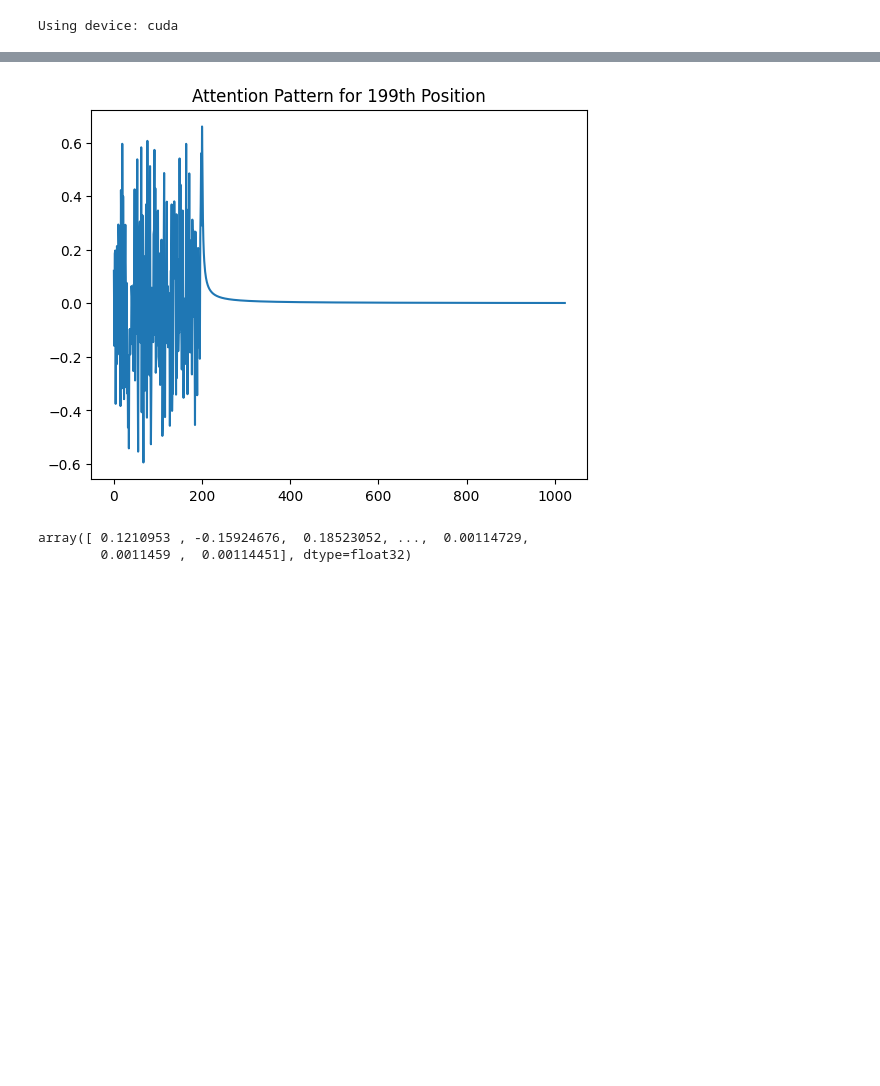
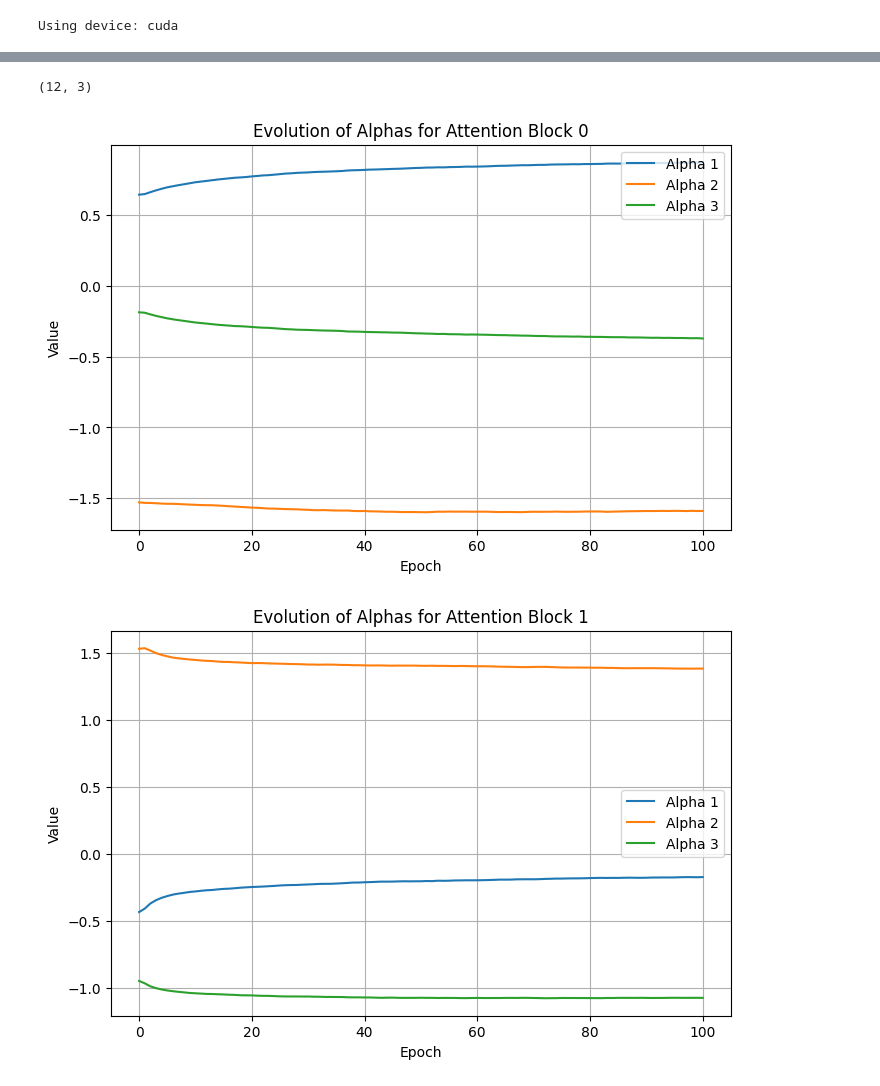
Before and after one commit to charisgao/STAT-4830-Optimizing-Attention-Project, a Jupyter notebook: notebooks/week5_implementation.ipynb, the cells around one changed output, grey strips where cells are left out. Saved outputs shown, nothing was run; the diff lists cells and outputs as text; code cells hidden in the pictures; blank space fills up the shorter version.

```diff
--- a/notebooks/week5_implementation.ipynb
+++ b/notebooks/week5_implementation.ipynb
@@ -341,0 +351,23 @@ Epoch [100/100], Avg KL-div Loss: 0.2160
+# %%
+# ------------------------------
+# Initialize the Custom Model
+# ------------------------------
+print("Initializing custom model with learnable attention masks...")
+# We re-load the reference model so that the custom model can copy its embeddings and head.
+reference_model = GPT2LMHeadModel.from_pretrained(MODEL_NAME).to(DEVICE)
+custom_config = GPT2Config.from_pretrained(MODEL_NAME)
+custom_model = CustomGPT2LM(custom_config, reference_model).to(DEVICE)
+
+# Freeze parameters that are not part of the custom attention (or other parts we want fixed).
+for name, param in custom_model.named_parameters():
+    # Here we unfreeze only the parameters that include "attn" in their name.
+    if "attn" in name:
+        param.requires_grad_(True)
+    else:
+        param.requires_grad_(False)
+
+# Set the custom model to train mode.
+custom_model.train()
+
+# Create the optimizer to update only parameters that require gradients.
+optimizer = optim.AdamW(filter(lambda p: p.requires_grad, custom_model.parameters()), lr=LR)
@@ -435,12 +544,23 @@ Sparsity (% of near-zero values): 77.94771194458008
-# %%
-# Look at attention pattern for position 199
-plt.plot(position_masks_np[200])
-plt.title('Attention Pattern for 199th Position')
-plt.show()
-# %% [output]
-[figure, removed]
-# %%
-position_masks_np[200]
-# %% [output]
-array([ 0.1210953 , -0.15924676,  0.18523052, ...,  0.00114729,
-        0.0011459 ,  0.00114451], dtype=float32)
+# %%
+# Iterate over each row index
+print(all_alphas[0].shape)
+for row_idx in range(all_alphas[0].shape[0]):
+    plt.figure(figsize=(8, 5))
+
+    # Extract the time series for each of the 3 entries
+    time_series = np.array([matrix[row_idx] for matrix in all_alphas])
+
+    # Plot each of the 3 columns over time
+    for col_idx in range(3):
+        plt.plot(time_series[:, col_idx], label=f'Alpha {col_idx + 1}')
+
+    plt.xlabel('Epoch')
+    plt.ylabel('Value')
+    plt.title(f'Evolution of Alphas for Attention Block {row_idx}')
+    plt.legend()
+    plt.grid(True)
+    plt.show()
+# %% [output]
+(12, 3)
+[figure, added]
+[figure, added]
```
Also changed, not shown: parts of 23 cells of this notebook.
